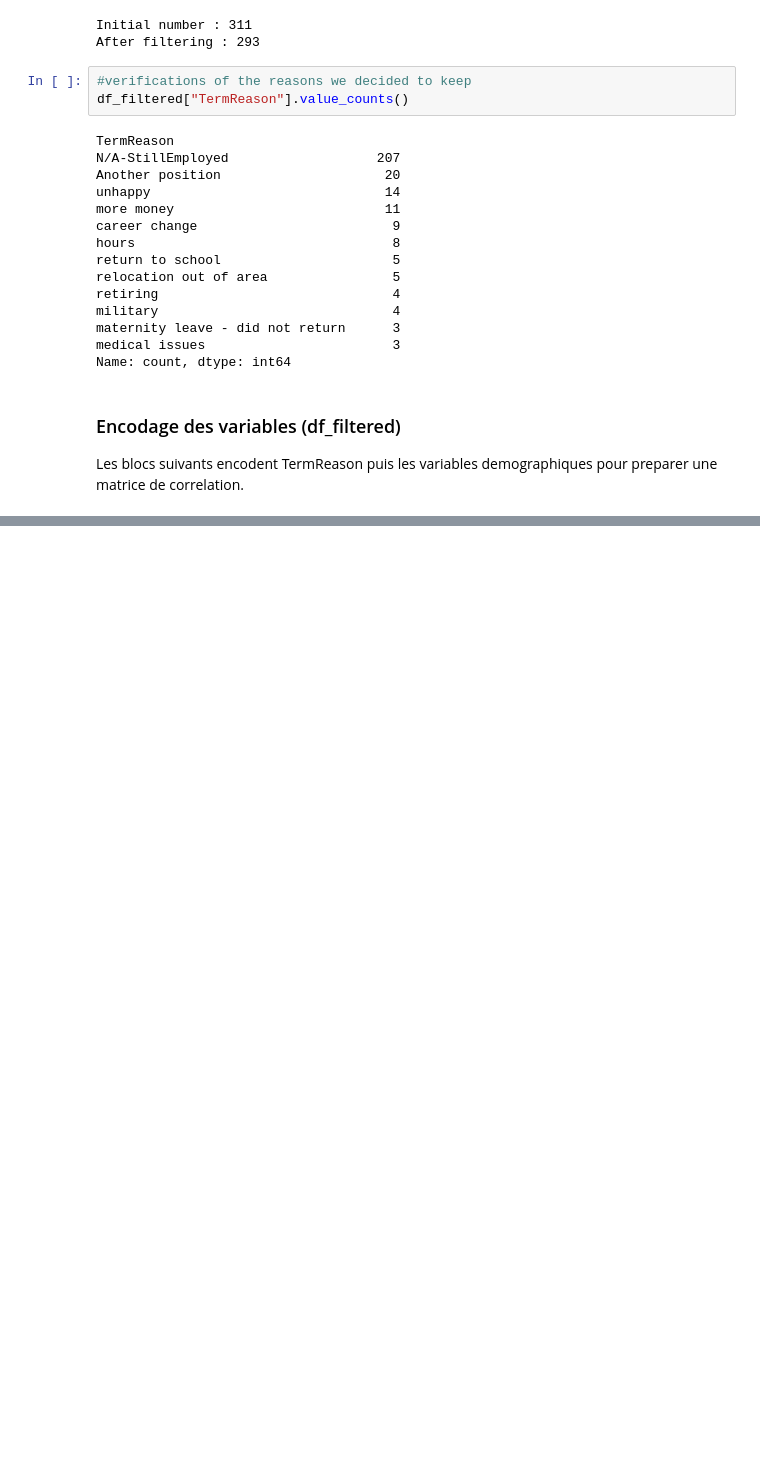
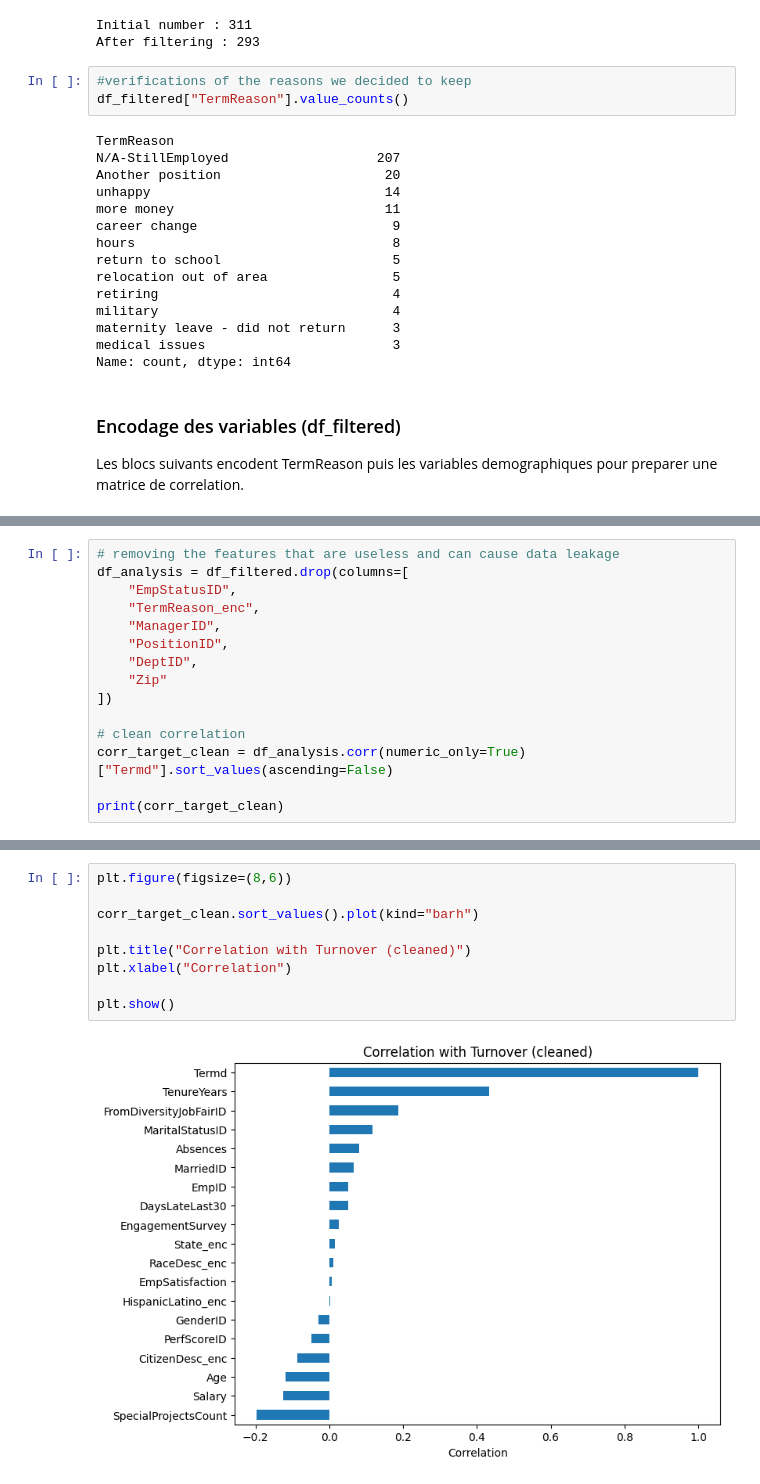
Before and after one commit to oviachane/Hackathon_AI_explainability-, a Jupyter notebook: notebooks/eda.ipynb, the cells around one changed output, grey strips where cells are left out. Cells and saved outputs as stored; diff of their text form; blank space fills up the shorter version.

```diff
--- a/notebooks/eda.ipynb
+++ b/notebooks/eda.ipynb
@@ -275,0 +390,15 @@ df_filtered[['Age', 'TenureYears']].head()
+# %%
+# removing the features that are useless and can cause data leakage
+df_analysis = df_filtered.drop(columns=[
+    "EmpStatusID",
+    "TermReason_enc",
+    "ManagerID",
+    "PositionID",
+    "DeptID",
+    "Zip"
+])
+
+# clean correlation
+corr_target_clean = df_analysis.corr(numeric_only=True)["Termd"].sort_values(ascending=False)
+
+print(corr_target_clean)
@@ -275,0 +426,11 @@ df_filtered[['Age', 'TenureYears']].head()
+# %%
+plt.figure(figsize=(8,6))
+
+corr_target_clean.sort_values().plot(kind="barh")
+
+plt.title("Correlation with Turnover (cleaned)")
+plt.xlabel("Correlation")
+
+plt.show()
+# %% [output]
+[figure, added]
```
Also changed, not shown: parts of 14 cells of this notebook.
